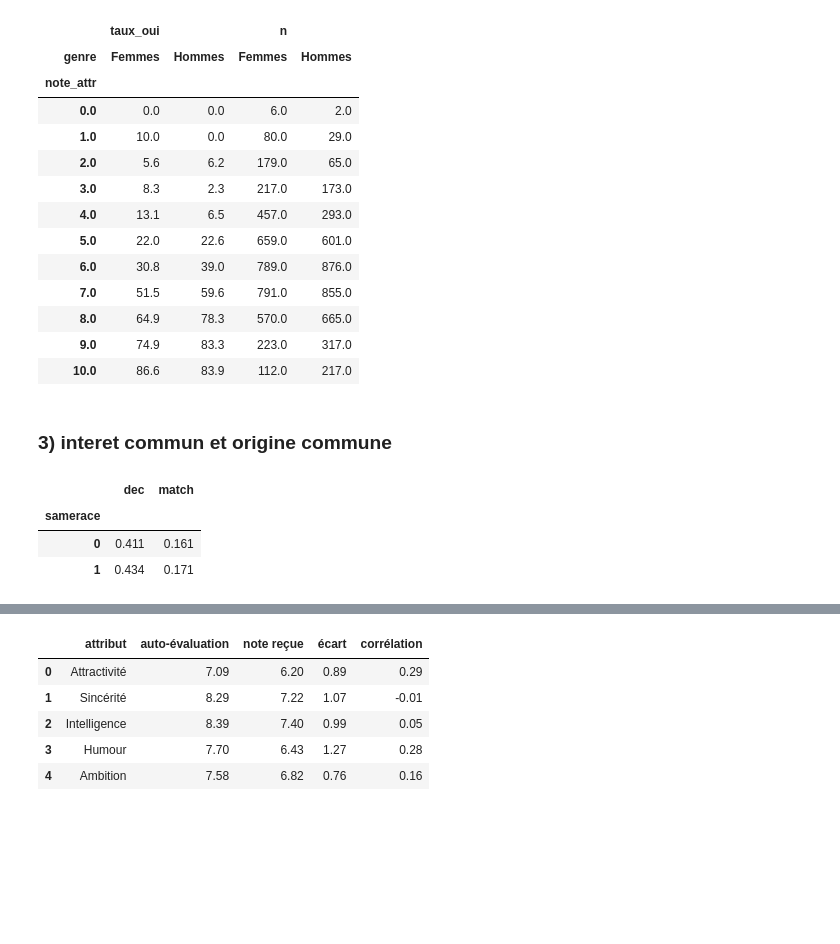
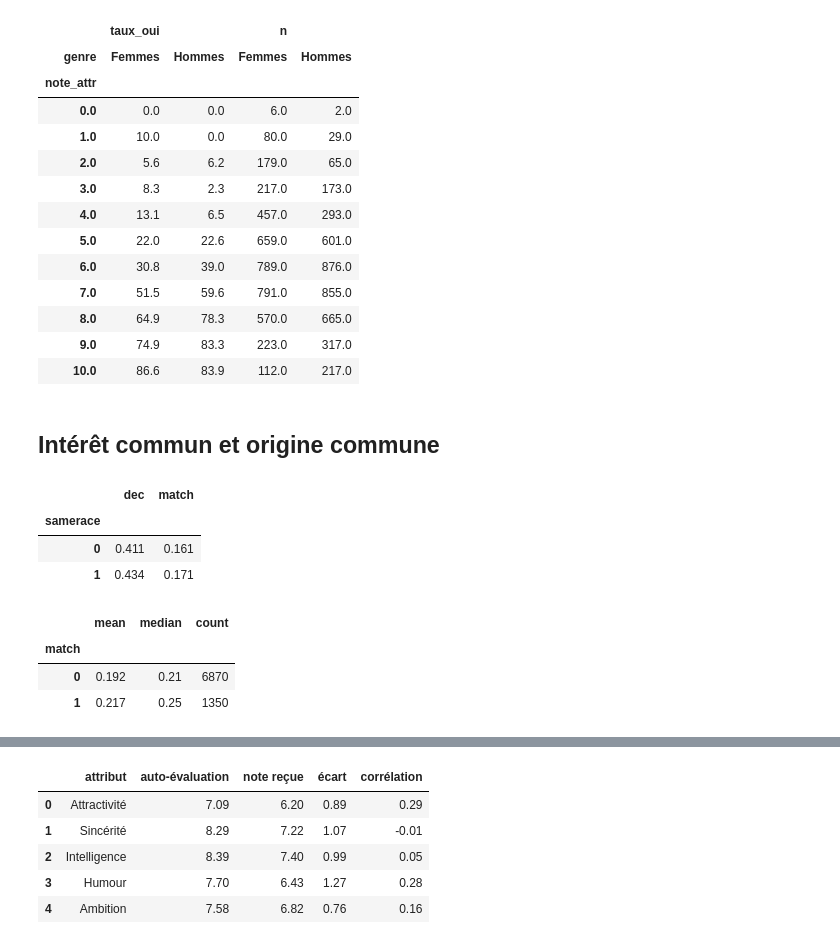
Before and after one commit to julienjorge/tinder, a Jupyter notebook: 01-Speed_Dating.ipynb, the cells around one changed output, grey strips where cells are left out. Cells and saved outputs as stored; diff of their text form; code cells hidden in the pictures; blank space fills up the shorter version.

Commit message:
Données dans data/raw, README, travaux sur le notebook

```diff
--- a/01-Speed_Dating.ipynb
+++ b/01-Speed_Dating.ipynb
@@ -66,7 +68,7 @@ from scipy import stats
 # %%
 pd.set_option("display.max_columns", 300)
 # %%
-df = pd.read_csv("Speed_Dating_Data.csv", encoding="latin-1")
+df = pd.read_csv("data/raw/Speed_Dating_Data.csv", encoding="latin-1")
 # %%
 df.head(20)
 # %% [output]
@@ -501,7 +499,7 @@ fig = px.line(taux_genre, x="note_attr", y="taux_oui", color="genre",
 fig.add_hline(y=50, line_dash="dot", line_color="grey")
 fig.show()
 # %% [markdown]
-### 3) interet commun et origine commune
+## Intérêt commun et origine commune
 # %%
 df.groupby("samerace")[["dec", "match"]].mean().round(3)
 # %% [output]
@@ -512,3 +510,10 @@ df.groupby("samerace")[["dec", "match"]].mean().round(3)
 # %%
 fig = px.box(df, x="match", y="int_corr")
 fig.show()
+# %%
+df.groupby("match")["int_corr"].agg(["mean", "median", "count"]).round(3)
+# %% [output]
+|  | mean | median | count |
+| match |  |  |  |
+| 0 | 0.192 | 0.21 | 6870 |
+| 1 | 0.217 | 0.25 | 1350 |
```
Also changed, not shown: parts of 27 cells of this notebook, 4 other files.
